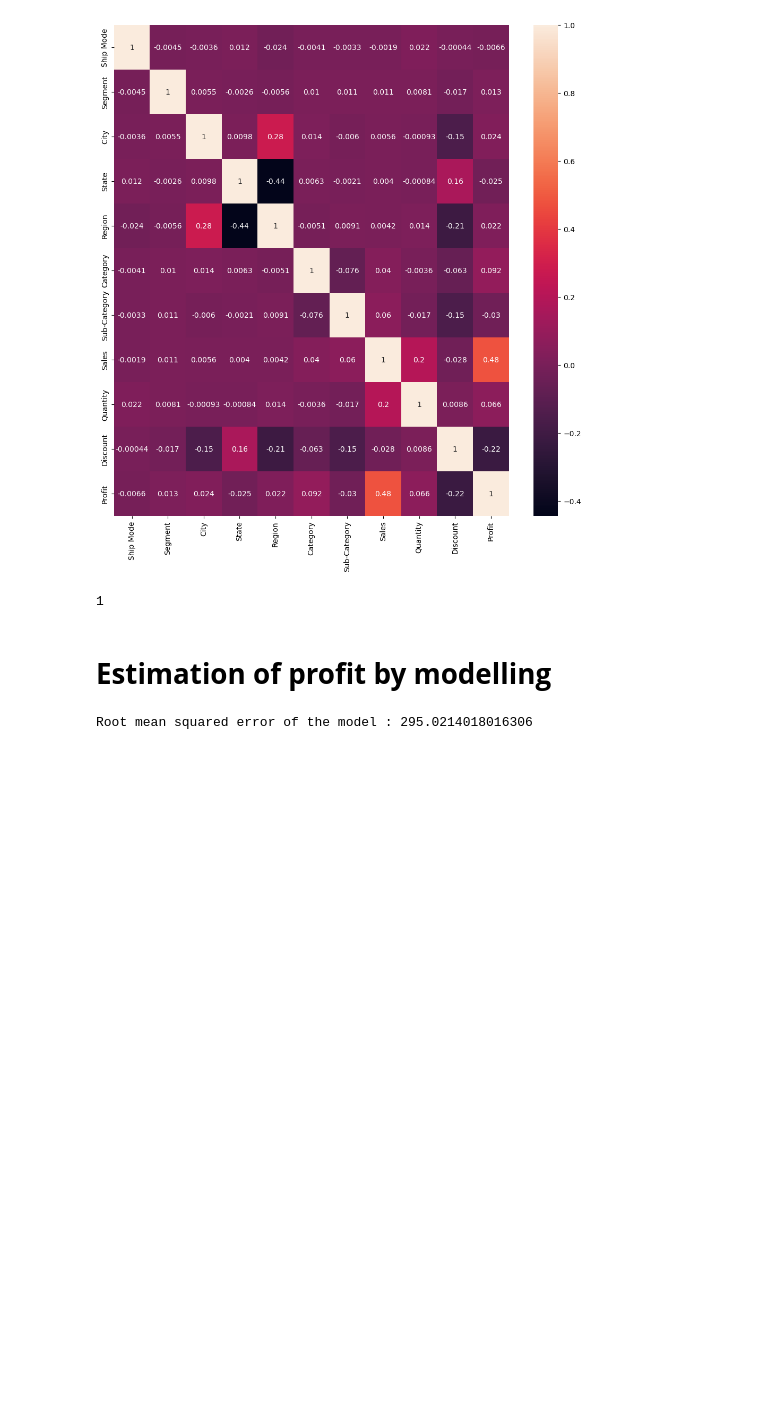
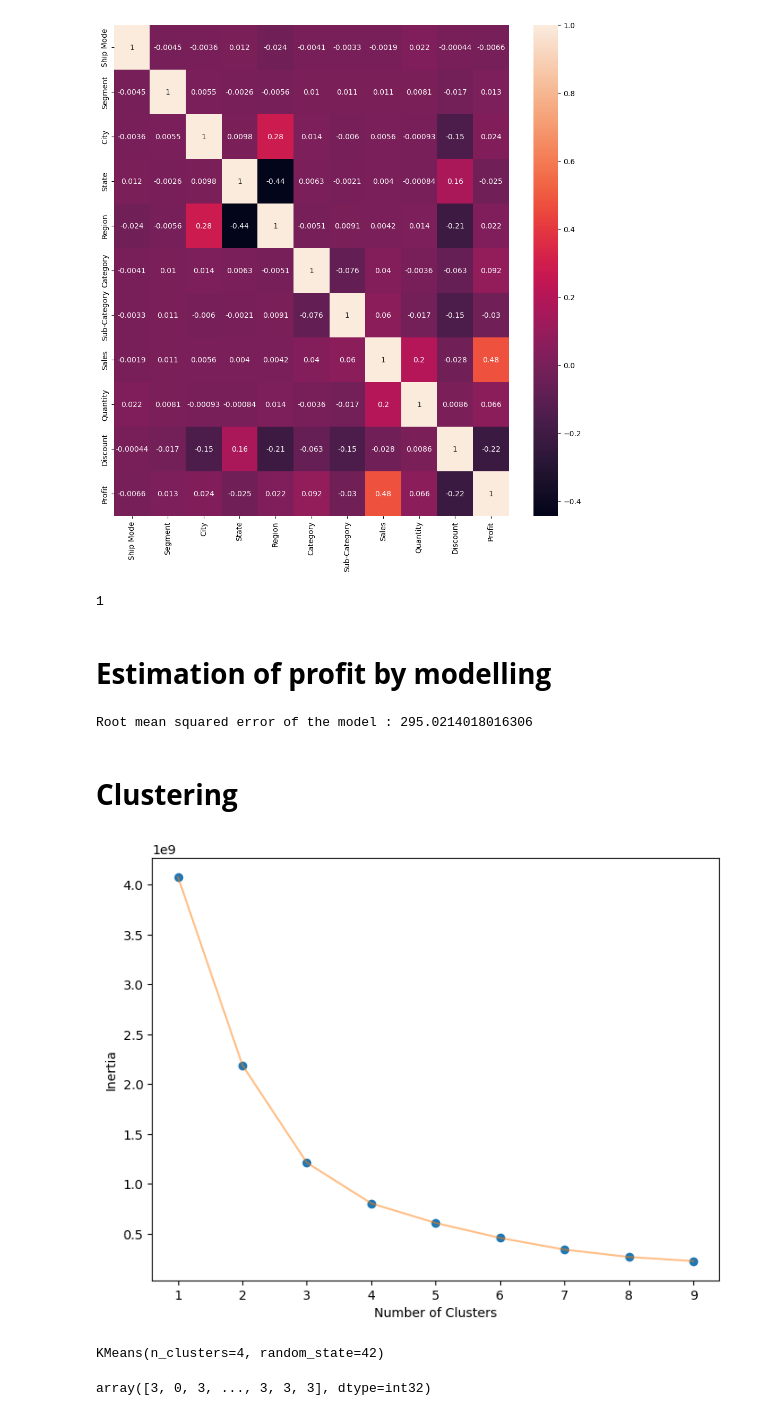
Before and after one commit to avd1729/Retail-Revelations, a Jupyter notebook: superstore-eda.ipynb, the cells around one changed output. Drawn from its saved outputs; the diff is of its cells as text; code cells hidden in the pictures; blank space fills up the shorter version.

```diff
--- a/superstore-eda.ipynb
+++ b/superstore-eda.ipynb
@@ -439,3 +439,32 @@ lin_rmse = np.sqrt(mean_squared_error(y_test , y_pred))
 print(f"Root mean squared error of the model : {lin_rmse} ")
 # %% [output]
 Root mean squared error of the model : 295.0214018016306
+# %% [markdown]
+# **Clustering**
+# %%
+from sklearn.cluster import KMeans
+
+n_clusters=10
+inertia=[]
+for i in range(1,n_clusters):
+    kmeans= KMeans(n_clusters=i,random_state=42)
+    kmeans.fit(X)
+    inertia.append(kmeans.inertia_)
+# %%
+plt.figure(1 , figsize = (8 ,6))
+plt.plot(np.arange(1 , n_clusters) , inertia , 'o')
+plt.plot(np.arange(1 , n_clusters) , inertia , '-' , alpha = 0.5)
+plt.xlabel('Number of Clusters') , plt.ylabel('Inertia')
+plt.show()
+# %% [output]
+[figure, added]
+# %%
+kmeans= KMeans(n_clusters=4,random_state=42)
+kmeans.fit(X)
+# %% [output]
+KMeans(n_clusters=4, random_state=42)
+# %%
+labels=kmeans.labels_
+labels
+# %% [output]
+array([3, 0, 3, ..., 3, 3, 3], dtype=int32)
```
Also changed, not shown: parts of 4 cells of this notebook.
